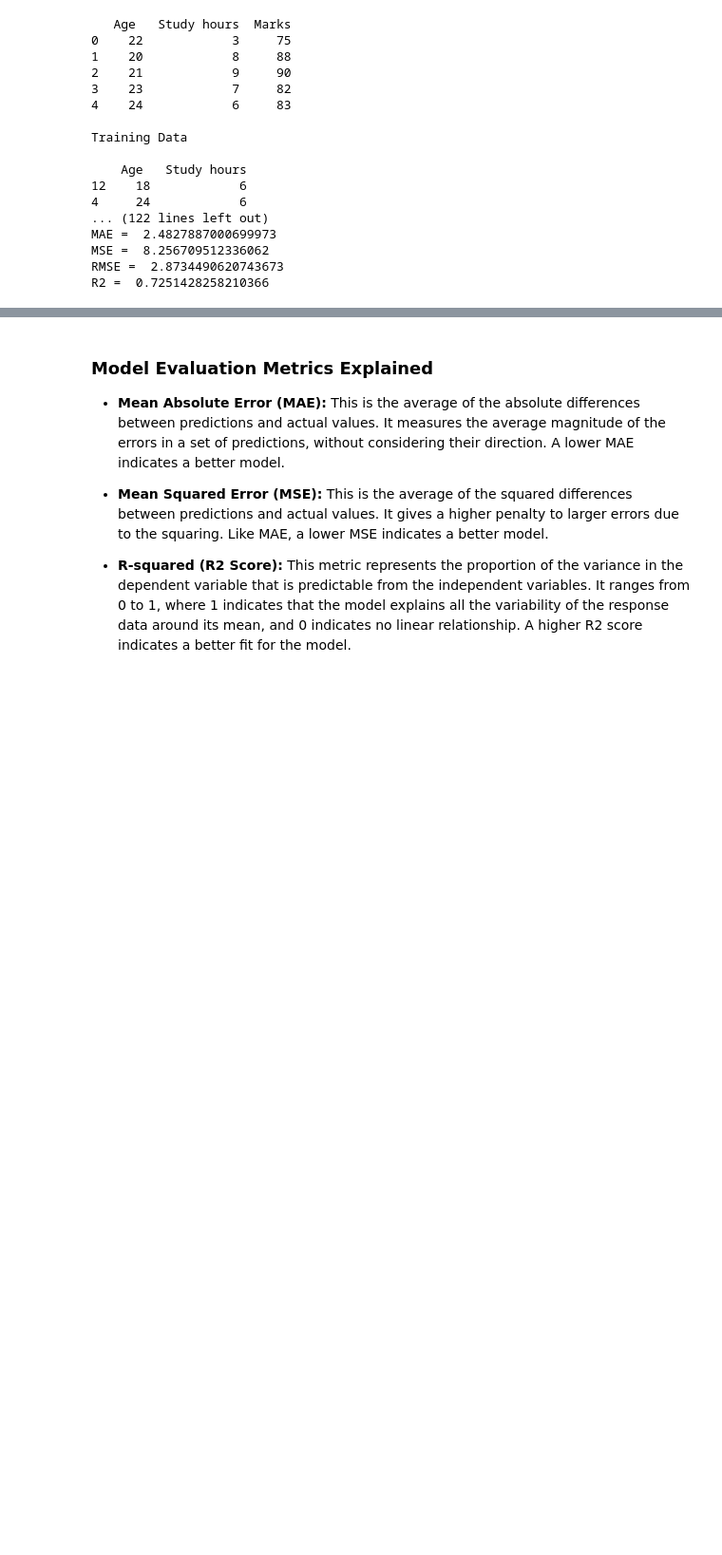
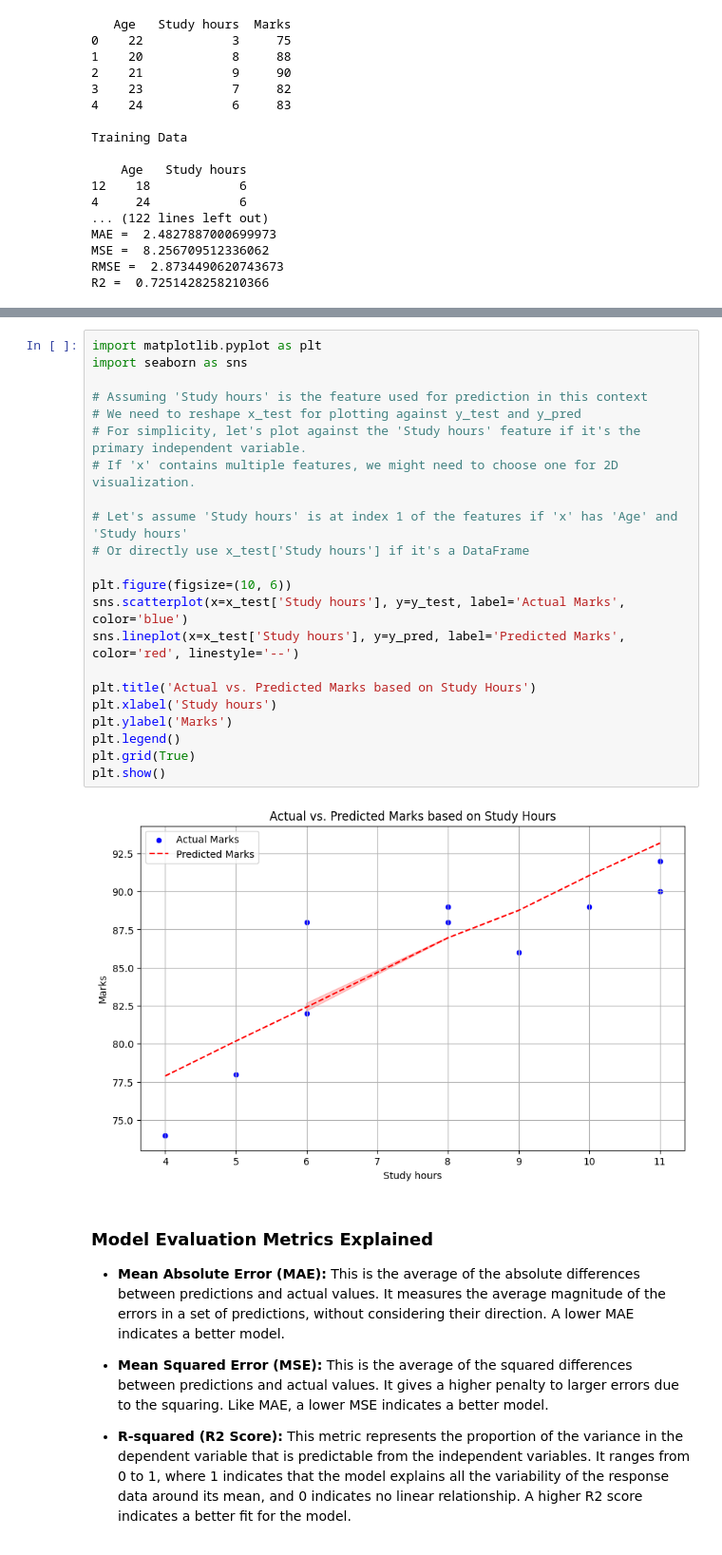
Before and after one commit to ManthanGarg-1234/AIML-CLASSWORK, a Jupyter notebook: 31_August_AIML.ipynb, the cells around one changed output, grey strips where cells are left out. Shown at 95% size. Cells and saved outputs as stored; diff of their text form; blank space fills up the shorter version.

```diff
--- a/31_August_AIML.ipynb
+++ b/31_August_AIML.ipynb
@@ -76,3 +80,27 @@ R2 =  0.7251428258210366
+# %%
+import matplotlib.pyplot as plt
+import seaborn as sns
+
+# Assuming 'Study hours' is the feature used for prediction in this context
+# We need to reshape x_test for plotting against y_test and y_pred
+# For simplicity, let's plot against the 'Study hours' feature if it's the primary independent variable.
+# If 'x' contains multiple features, we might need to choose one for 2D visualization.
+
+# Let's assume 'Study hours' is at index 1 of the features if 'x' has 'Age' and 'Study hours'
+# Or directly use x_test['Study hours'] if it's a DataFrame
+
+plt.figure(figsize=(10, 6))
+sns.scatterplot(x=x_test['Study hours'], y=y_test, label='Actual Marks', color='blue')
+sns.lineplot(x=x_test['Study hours'], y=y_pred, label='Predicted Marks', color='red', linestyle='--')
+
+plt.title('Actual vs. Predicted Marks based on Study Hours')
+plt.xlabel('Study hours')
+plt.ylabel('Marks')
+plt.legend()
+plt.grid(True)
+plt.show()
+# %% [output]
+[figure, added]
 # %% [markdown]
 ### Model Evaluation Metrics Explained
 
```
Also changed, not shown: parts of 1 cell of this notebook.
